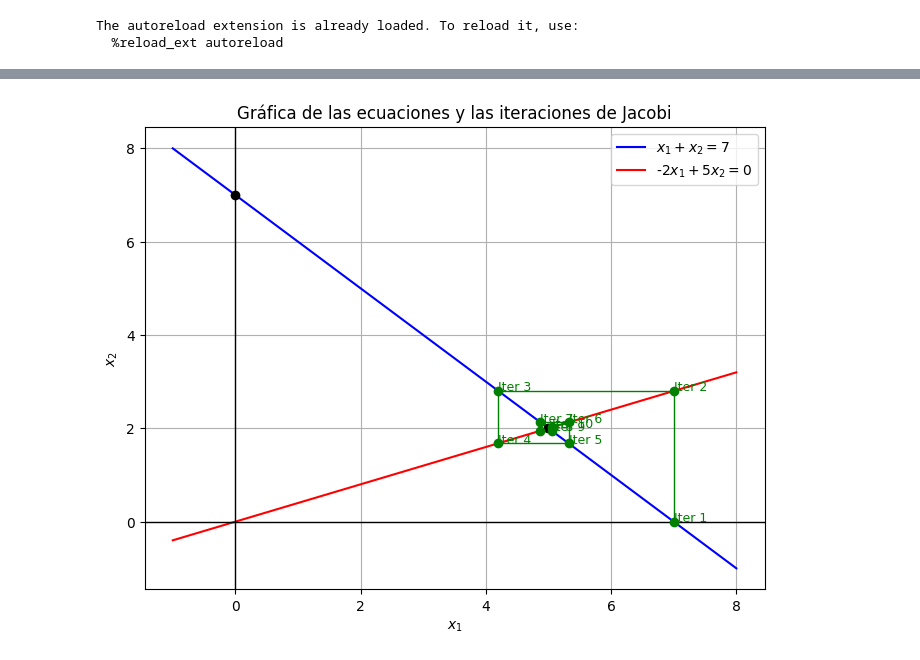
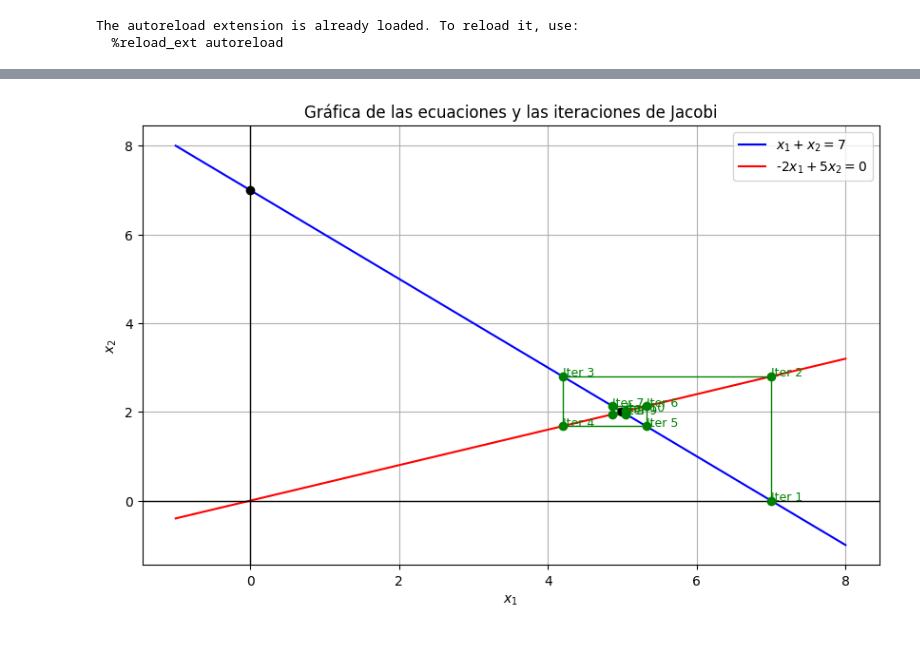
Before and after one commit to Lenin27Amangandi/Workspace-Metodos-Numericos-2k25A-, a Jupyter notebook: Talleres/TallerN3BB/Gauss-Jacobi y seidel.ipynb, the cells around one changed output, grey strips where cells are left out. Drawn from its saved outputs; the diff is of its cells as text; code cells hidden in the pictures.

```diff
--- a/Talleres/TallerN3BB/Gauss-Jacobi y seidel.ipynb
+++ b/Talleres/TallerN3BB/Gauss-Jacobi y seidel.ipynb
@@ -102,39 +53,38 @@ x1 = np.linspace(-1, 8, 400)
 x2_1 = 7 - x1
 x2_2 = (2 * x1) / 5
 
-A = [[1, 1], [-2, 5]]
+A = [[1, 1],[-2, 5]]
 b = [7, 0]
-n = 2
-
+n=2
+gauss_jacobi(A=A, b=b, x=[0]*n, tol=1e-5, max_iter=10)
 iterations = gauss_jacobi(A=A, b=b, x=[0]*n, tol=1e-5, max_iter=10)
 
-plt.figure(figsize=(8, 6))
-
+plt.figure(figsize=(10, 6))
 plt.plot(x1, x2_1, label='$x_1 + x_2 = 7$', color='b')
 plt.plot(x1, x2_2, label='-$2x_1 + 5x_2 = 0$', color='r')
 
 plt.scatter([0, 5], [7, 2], color='black', zorder=5)
 
 x_values = []
 y_values = []
 
 for i, iteration in enumerate(iterations):
     x_values.append(iteration[0][0])
     y_values.append(iteration[1][0])
     plt.scatter(iteration[0], iteration[1], color='g', zorder=10)
     plt.text(iteration[0], iteration[1], f'Iter {i+1}', fontsize=9, color='g')
 
 plt.plot(x_values, y_values, color='g', linestyle='-', linewidth=1)
 
 plt.title('Gráfica de las ecuaciones y las iteraciones de Jacobi')
 plt.xlabel('$x_1$')
 plt.ylabel('$x_2$')
 
 plt.legend()
 plt.grid(True)
 plt.axhline(0, color='black',linewidth=1)
 plt.axvline(0, color='black',linewidth=1)
 
 plt.show()
 # %% [output]
-[figure, old version]
+[figure, new version]
```
Also changed, not shown: parts of 13 cells of this notebook, 3 other files.
